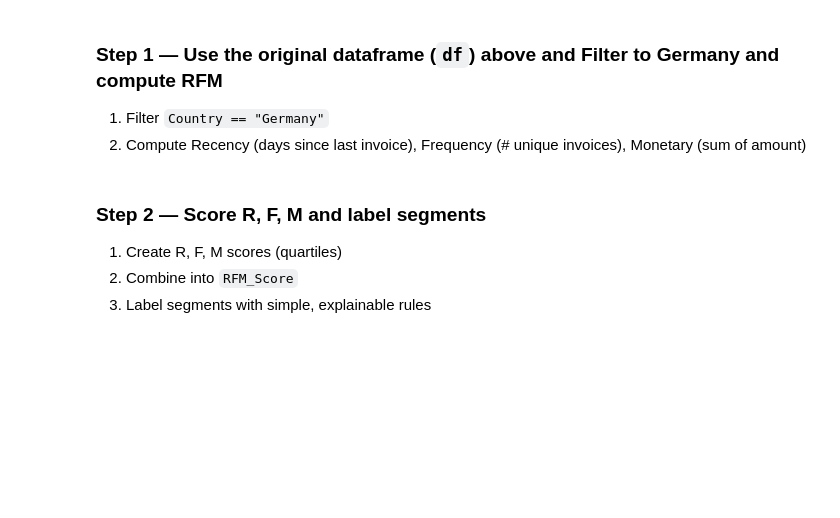
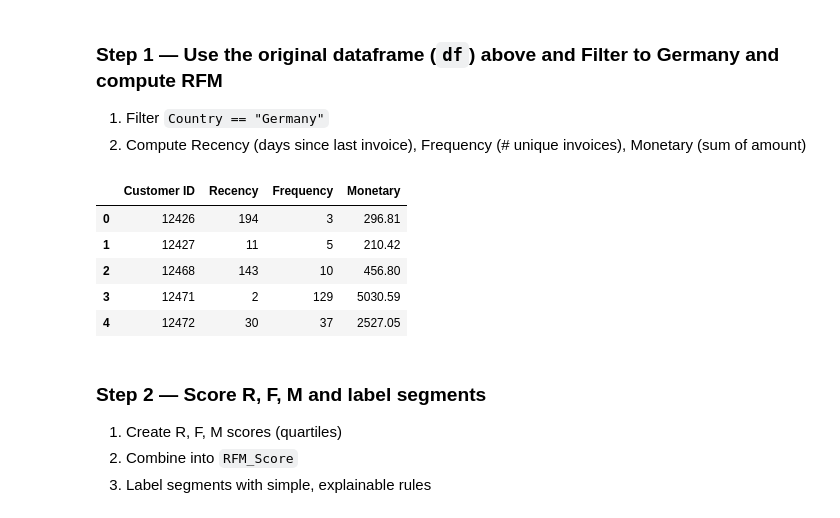
Before and after one commit to ro-the-creator/DA2025_Lectures, a Jupyter notebook: Mod5/DataChallenges/notebooks/Mod5L6_DC6_STUDENT.ipynb, the cells around one changed output. Cells and saved outputs as stored; diff of their text form; code cells hidden in the pictures; blank space fills up the shorter version.

```diff
--- a/Mod5/DataChallenges/notebooks/Mod5L6_DC6_STUDENT.ipynb
+++ b/Mod5/DataChallenges/notebooks/Mod5L6_DC6_STUDENT.ipynb
@@ -210,13 +210,26 @@ segment_actions
 2) Compute Recency (days since last invoice), Frequency (# unique invoices), Monetary (sum of amount)
 # %%
 # 1) Filter to Germany
-df_de = None
+df_de = df[df['Country'] == 'Germany']
 
 # 2) Compute RFM
-rfm_de = None
-
+rfm_de = (
+    df_de.groupby("Customer ID")
+    .agg(Recency=("InvoiceDate", lambda s: (snapshot_date - s.max()).days),
+         Frequency=("Invoice", "nunique"),
+         Monetary=("Price", "sum")
+         )
+         .reset_index()
+)
 
 rfm_de.head()
+# %% [output]
+|  | Customer ID | Recency | Frequency | Monetary |
+| 0 | 12426 | 194 | 3 | 296.81 |
+| 1 | 12427 | 11 | 5 | 210.42 |
+| 2 | 12468 | 143 | 10 | 456.80 |
+| 3 | 12471 | 2 | 129 | 5030.59 |
+| 4 | 12472 | 30 | 37 | 2527.05 |
 # %% [markdown]
 ### Step 2 — Score R, F, M and label segments
 
```
Also changed, not shown: parts of 4 cells of this notebook, 3 other files.
